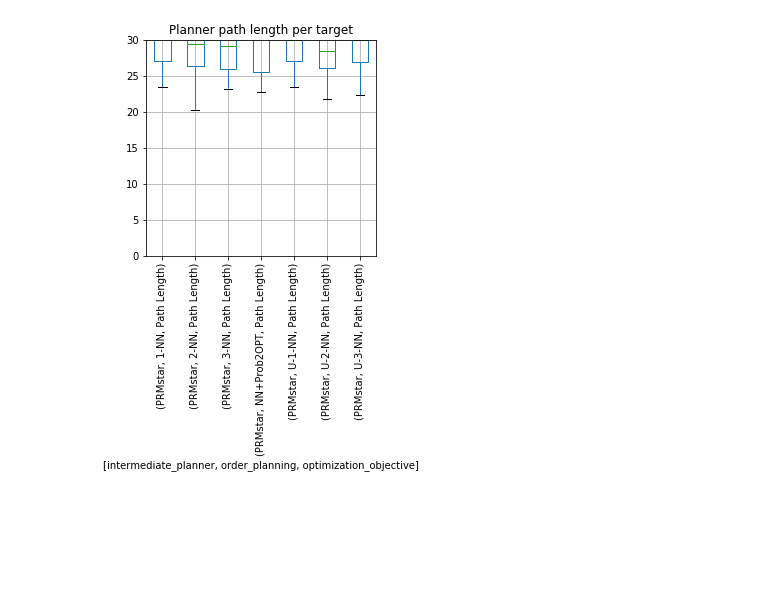
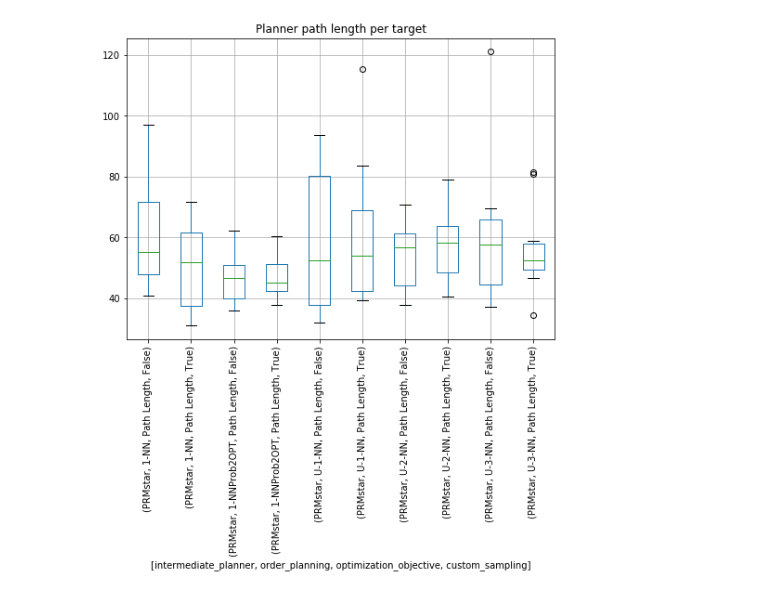
Before and after one commit to werner291/Multigoal-Orchard-Drone-Planning-Library, a Jupyter notebook: analysis/Performance Analysis.ipynb, the cells around one changed output. Cells and saved outputs as stored; diff of their text form; code cells hidden in the pictures; blank space fills up the shorter version.

Commit message:
Added time-budgeting and motion-normal sampling.

```diff
--- a/analysis/Performance Analysis.ipynb
+++ b/analysis/Performance Analysis.ipynb
@@ -20,7 +20,7 @@ for run_idx, run in enumerate(data):
 
 data_df = pd.DataFrame(data_list).sort_values('run_idx')
 data_df['mean_per_target_path_length'] = data_df.total_path_length / data_df.apples
-data_df = data_df.set_index(['run_idx','intermediate_planner','order_planning', 'optimization_objective'])
+data_df = data_df.set_index(['run_idx','intermediate_planner','order_planning', 'optimization_objective','custom_sampling'])
 # %%
 data_df
 # %% [output]
@@ -41,15 +41,15 @@ data_df
 # %%
 (data_df.total_path_length / data_df.targets_visited)\
     .to_frame()\
-    .boxplot(by=['intermediate_planner','order_planning', 'optimization_objective'], rot=90, figsize=(4,4))
+    .boxplot(by=['intermediate_planner','order_planning', 'optimization_objective','custom_sampling'], rot=90, figsize=(8,6))
 
-plt.ylim(0,30)
+# plt.ylim(0,30)
 plt.title('Planner path length per target')
 plt.suptitle('')
 plt.savefig('path_length_per_target.png')
 plt.show()
 # %% [output]
-[figure, old version]
+[figure, new version]
 # %%
 data_df[data_df.apples < 50]
 # %% [output]
```
Also changed, not shown: parts of 5 cells of this notebook, 34 other files.
